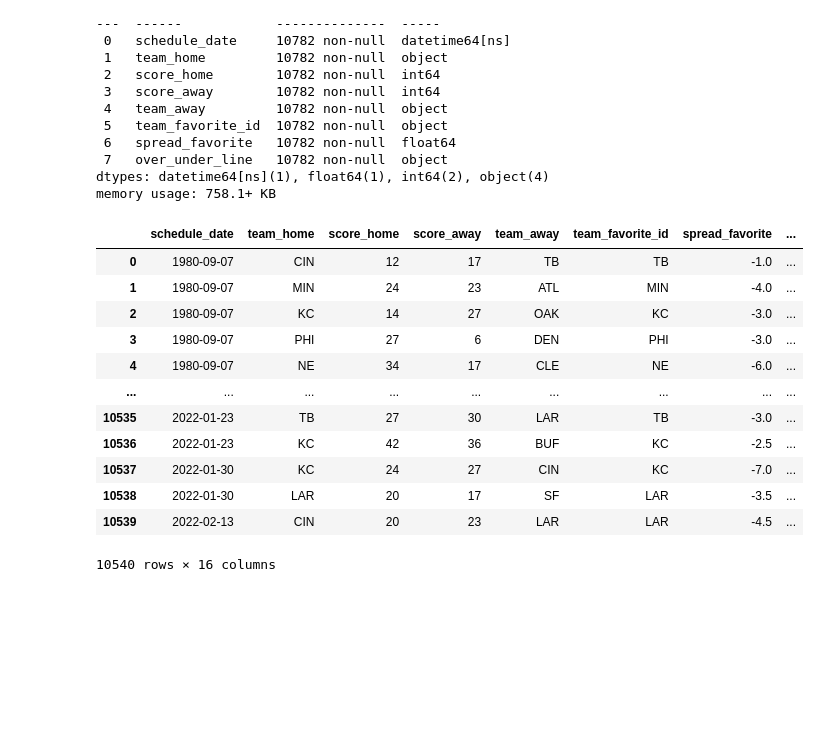
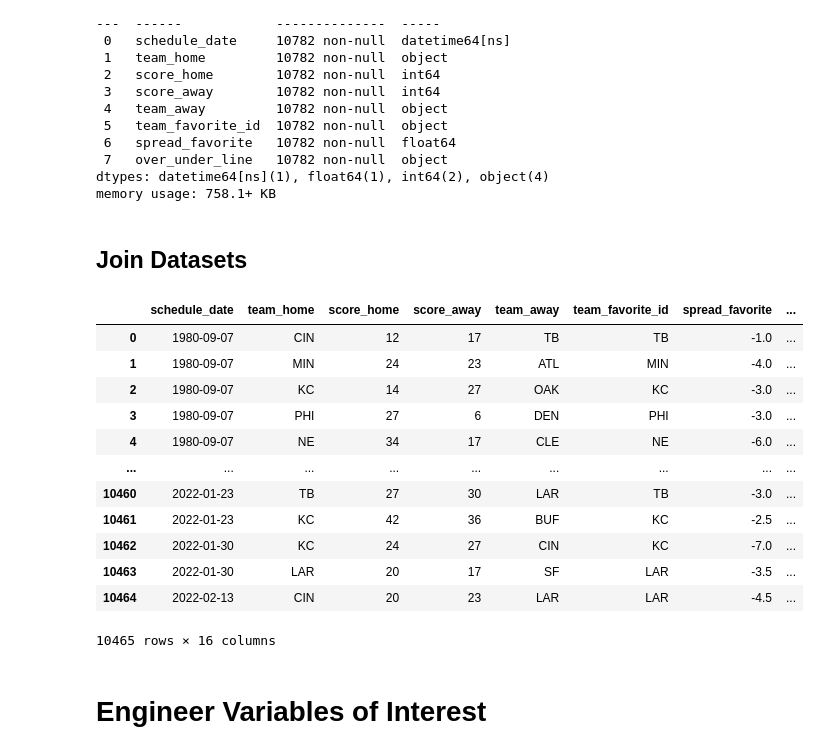
Before and after one commit to schlenkerc18/50-Weeks-50-Projects, a Jupyter notebook: Week 35/SpreadPrediction.ipynb, the cells around one changed output. Drawn from its saved outputs; the diff is of its cells as text; code cells hidden in the pictures; blank space fills up the shorter version.

Commit message:
Week 35, NFL spread predictions

```diff
--- a/Week 35/SpreadPrediction.ipynb
+++ b/Week 35/SpreadPrediction.ipynb
@@ -109,7 +143,13 @@ def team_to_city(team):
                    'Tennessee Titans': 'TEN',
                    'Washington Commanders': 'WSH',
                    'Washington Football Team': 'WSH',
-                   'Washington Redskins': 'WSH'}
+                   'Washington Redskins': 'WSH',
+                   'WAS': 'WSH',
+                   'LVR': 'OAK'
+                  }
+
+    if (team not in team_cities.keys()):
+        return team
 
     return team_cities[team]
 # %%
@@ -121,6 +161,7 @@ spreads = spreads[spreads.schedule_season >= 1980]
 # rename teams
 spreads.team_home = spreads.team_home.apply(lambda t: team_to_city(t))
 spreads.team_away = spreads.team_away.apply(lambda t: team_to_city(t))
+spreads.team_favorite_id = spreads.team_favorite_id.apply(lambda t: team_to_city(t))
 
 # turn string into date
 spreads.schedule_date = spreads.schedule_date.apply(lambda d: dt.strptime(d, '%m/%d/%Y'))
@@ -155,25 +196,29 @@ Data columns (total 8 columns):
  7   over_under_line   10782 non-null  object
 dtypes: datetime64[ns](1), float64(1), int64(2), object(4)
 memory usage: 758.1+ KB
+# %% [markdown]
+## Join Datasets
 # %%
-df = pd.merge(elo, spreads, on = ['schedule_date', 'team_home', 'team_away', 'score_home', 'score_away'], how = 'left')
+df = pd.merge(elo, spreads, on = ['schedule_date', 'team_home', 'team_away', 'score_home', 'score_away'], how = 'inner')
 
 # organize df
 df = df[['schedule_date', 'team_home', 'score_home', 'score_away', 'team_away', 'team_favorite_id',
          'spread_favorite', 'over_under_line', 'home_elo_pre', 'away_elo_pre', 'elo_prob1', 'elo_prob2',
          'qbelo1_pre', 'qbelo2_pre', 'qbelo_prob1', 'qbelo_prob2']]
 df
 # %% [output]
 |  | schedule_date | team_home | score_home | score_away | team_away | team_favorite_id | spread_favorite | ... |
 | 0 | 1980-09-07 | CIN | 12 | 17 | TB | TB | -1.0 | ... |
 | 1 | 1980-09-07 | MIN | 24 | 23 | ATL | MIN | -4.0 | ... |
 | 2 | 1980-09-07 | KC | 14 | 27 | OAK | KC | -3.0 | ... |
 | 3 | 1980-09-07 | PHI | 27 | 6 | DEN | PHI | -3.0 | ... |
 | 4 | 1980-09-07 | NE | 34 | 17 | CLE | NE | -6.0 | ... |
 | ... | ... | ... | ... | ... | ... | ... | ... | ... |
-| 10535 | 2022-01-23 | TB | 27 | 30 | LAR | TB | -3.0 | ... |
-| 10536 | 2022-01-23 | KC | 42 | 36 | BUF | KC | -2.5 | ... |
-| 10537 | 2022-01-30 | KC | 24 | 27 | CIN | KC | -7.0 | ... |
-| 10538 | 2022-01-30 | LAR | 20 | 17 | SF | LAR | -3.5 | ... |
-| 10539 | 2022-02-13 | CIN | 20 | 23 | LAR | LAR | -4.5 | ... |
+| 10460 | 2022-01-23 | TB | 27 | 30 | LAR | TB | -3.0 | ... |
+| 10461 | 2022-01-23 | KC | 42 | 36 | BUF | KC | -2.5 | ... |
+| 10462 | 2022-01-30 | KC | 24 | 27 | CIN | KC | -7.0 | ... |
+| 10463 | 2022-01-30 | LAR | 20 | 17 | SF | LAR | -3.5 | ... |
+| 10464 | 2022-02-13 | CIN | 20 | 23 | LAR | LAR | -4.5 | ... |
-10540 rows × 16 columns
+10465 rows × 16 columns
+# %% [markdown]
+# Engineer Variables of Interest
```
Also changed, not shown: parts of 19 cells of this notebook.
